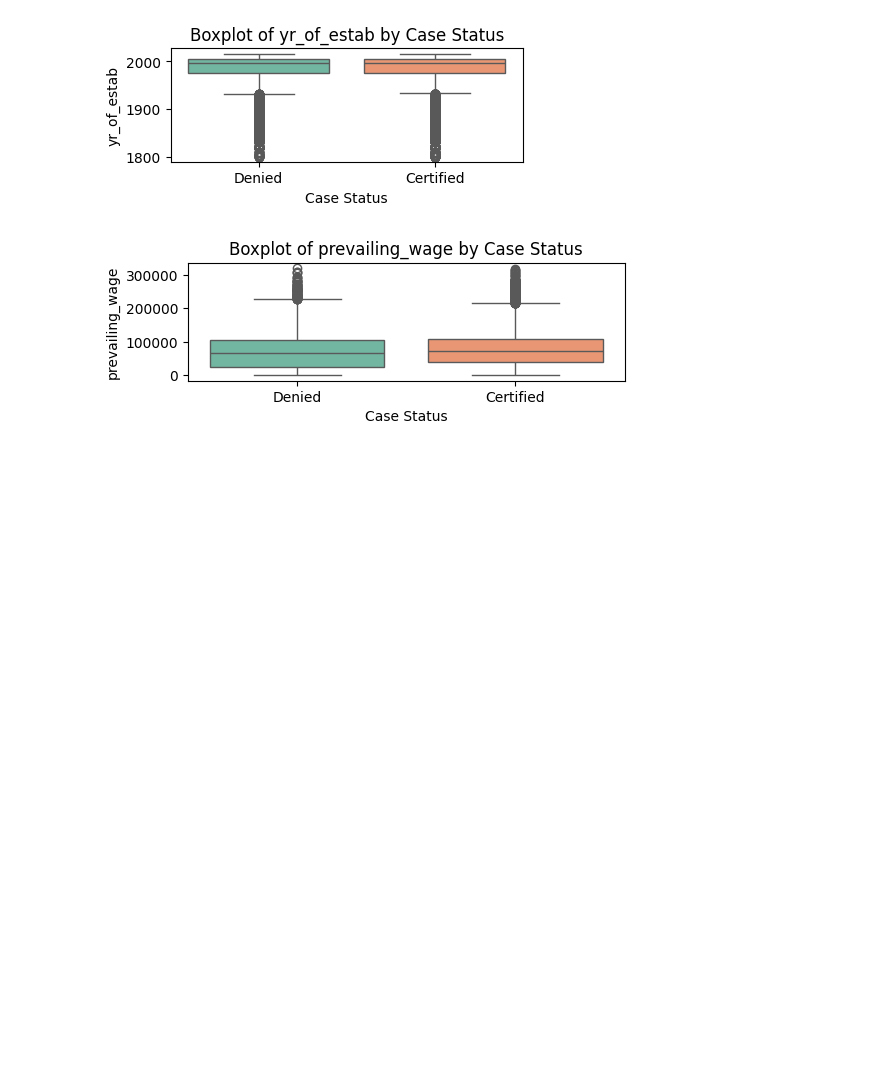
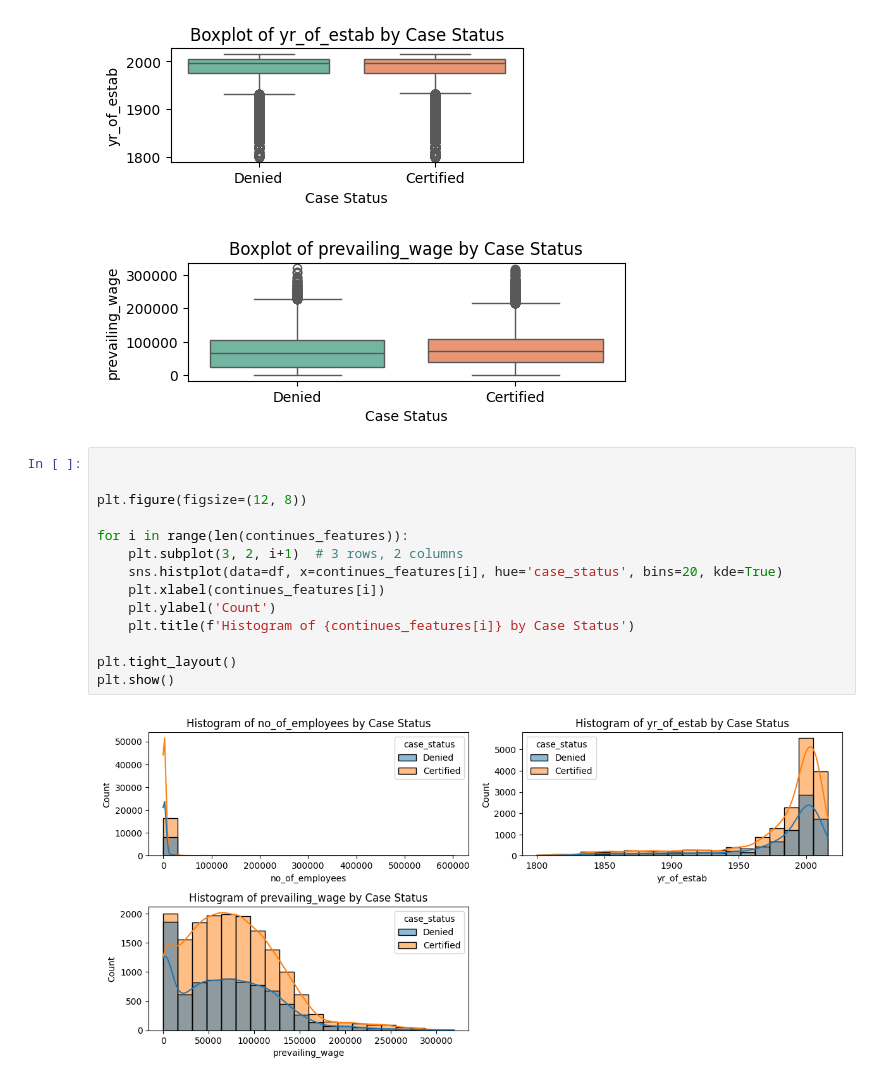
Before and after one commit to iqbal-svg/mlops-production-ready-machine-learning-project, a Jupyter notebook: notebook/1_eda_us_visa.ipynb, the cells around one changed output. Saved outputs shown, nothing was run; the diff lists cells and outputs as text; blank space fills up the shorter version.

```diff
--- a/notebook/1_eda_us_visa.ipynb
+++ b/notebook/1_eda_us_visa.ipynb
@@ -352,3 +352,19 @@ plt.show()
 [figure]
 [figure]
 [figure]
+# %%
+
+
+plt.figure(figsize=(12, 8))
+
+for i in range(len(continues_features)):
+    plt.subplot(3, 2, i+1)  # 3 rows, 2 columns
+    sns.histplot(data=df, x=continues_features[i], hue='case_status', bins=20, kde=True)
+    plt.xlabel(continues_features[i])
+    plt.ylabel('Count')
+    plt.title(f'Histogram of {continues_features[i]} by Case Status')
+
+plt.tight_layout()
+plt.show()
+# %% [output]
+[figure, added]
```
Also changed, not shown: parts of 4 cells of this notebook.
